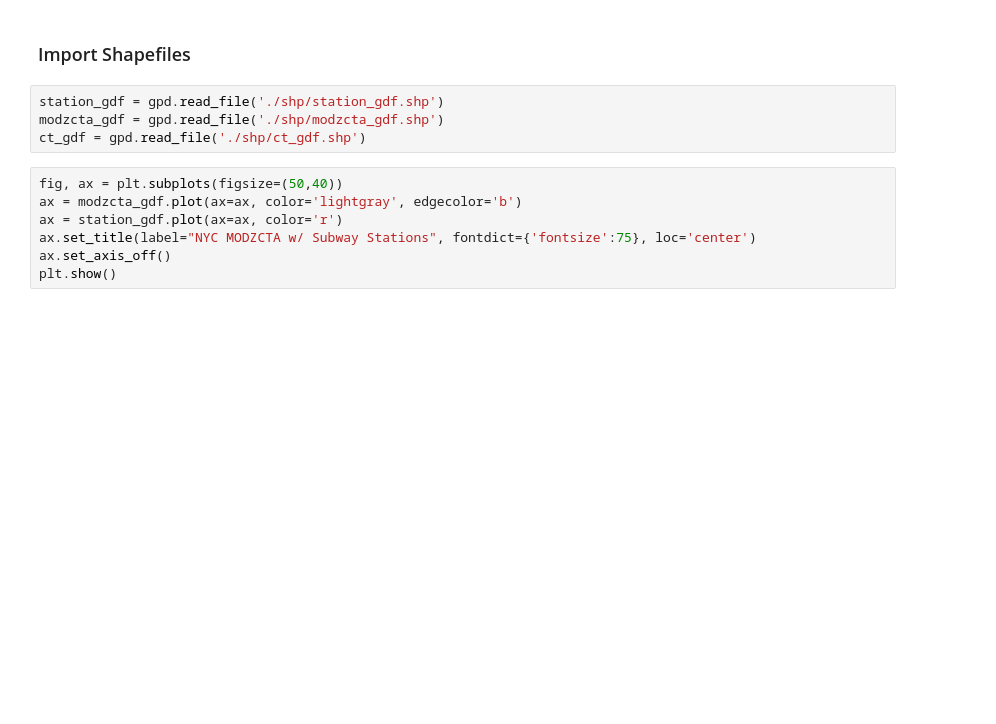
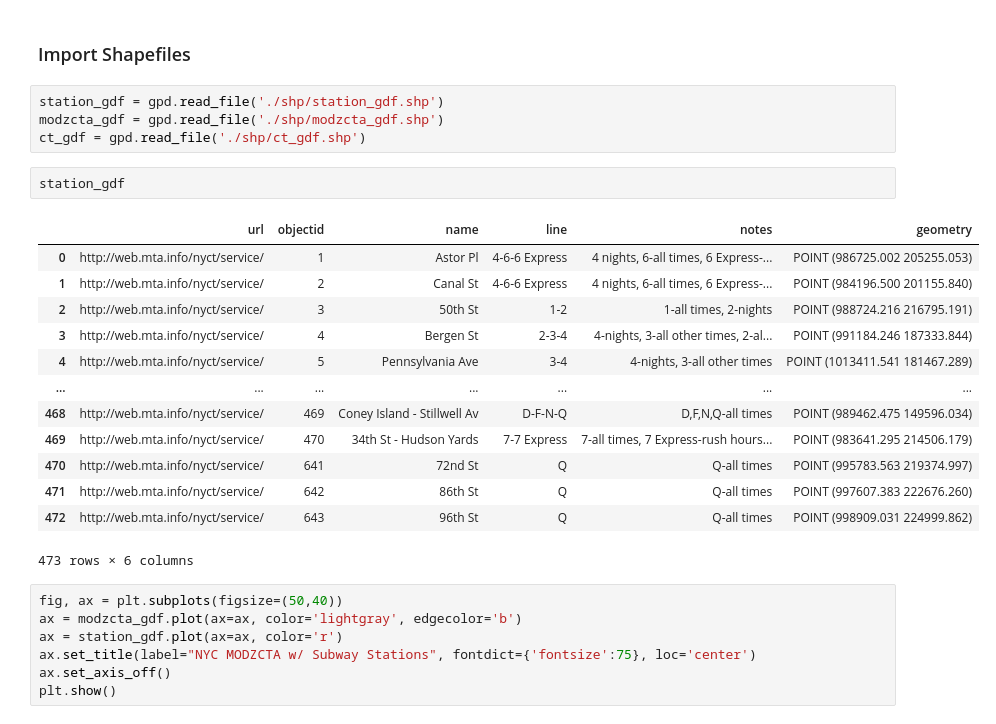
Before and after one commit to justinm0rgan/mta-turnstile-covid, a Jupyter notebook: data-analysis.ipynb, the cells around one changed output. Drawn from its saved outputs; the diff is of its cells as text; blank space fills up the shorter version.

```diff
--- a/data-analysis.ipynb
+++ b/data-analysis.ipynb
@@ -21,6 +21,22 @@ import contextily as ctx
 station_gdf = gpd.read_file('./shp/station_gdf.shp')
 modzcta_gdf = gpd.read_file('./shp/modzcta_gdf.shp')
 ct_gdf = gpd.read_file('./shp/ct_gdf.shp')
+# %%
+station_gdf
+# %% [output]
+|  | url | objectid | name | line | notes | geometry |
+| 0 | http://web.mta.info/nyct/service/ | 1 | Astor Pl | 4-6-6 Express | 4 nights, 6-all times, 6 Express-... | POINT (986725.002 205255.053) |
+| 1 | http://web.mta.info/nyct/service/ | 2 | Canal St | 4-6-6 Express | 4 nights, 6-all times, 6 Express-... | POINT (984196.500 201155.840) |
+| 2 | http://web.mta.info/nyct/service/ | 3 | 50th St | 1-2 | 1-all times, 2-nights | POINT (988724.216 216795.191) |
+| 3 | http://web.mta.info/nyct/service/ | 4 | Bergen St | 2-3-4 | 4-nights, 3-all other times, 2-al... | POINT (991184.246 187333.844) |
+| 4 | http://web.mta.info/nyct/service/ | 5 | Pennsylvania Ave | 3-4 | 4-nights, 3-all other times | POINT (1013411.541 181467.289) |
+| ... | ... | ... | ... | ... | ... | ... |
+| 468 | http://web.mta.info/nyct/service/ | 469 | Coney Island - Stillwell Av | D-F-N-Q | D,F,N,Q-all times | POINT (989462.475 149596.034) |
+| 469 | http://web.mta.info/nyct/service/ | 470 | 34th St - Hudson Yards | 7-7 Express | 7-all times, 7 Express-rush hours... | POINT (983641.295 214506.179) |
+| 470 | http://web.mta.info/nyct/service/ | 641 | 72nd St | Q | Q-all times | POINT (995783.563 219374.997) |
+| 471 | http://web.mta.info/nyct/service/ | 642 | 86th St | Q | Q-all times | POINT (997607.383 222676.260) |
+| 472 | http://web.mta.info/nyct/service/ | 643 | 96th St | Q | Q-all times | POINT (998909.031 224999.862) |
+473 rows × 6 columns
 # %%
 fig, ax = plt.subplots(figsize=(50,40))
 ax = modzcta_gdf.plot(ax=ax, color='lightgray', edgecolor='b')
```
Also changed, not shown: parts of 5 cells of this notebook.
